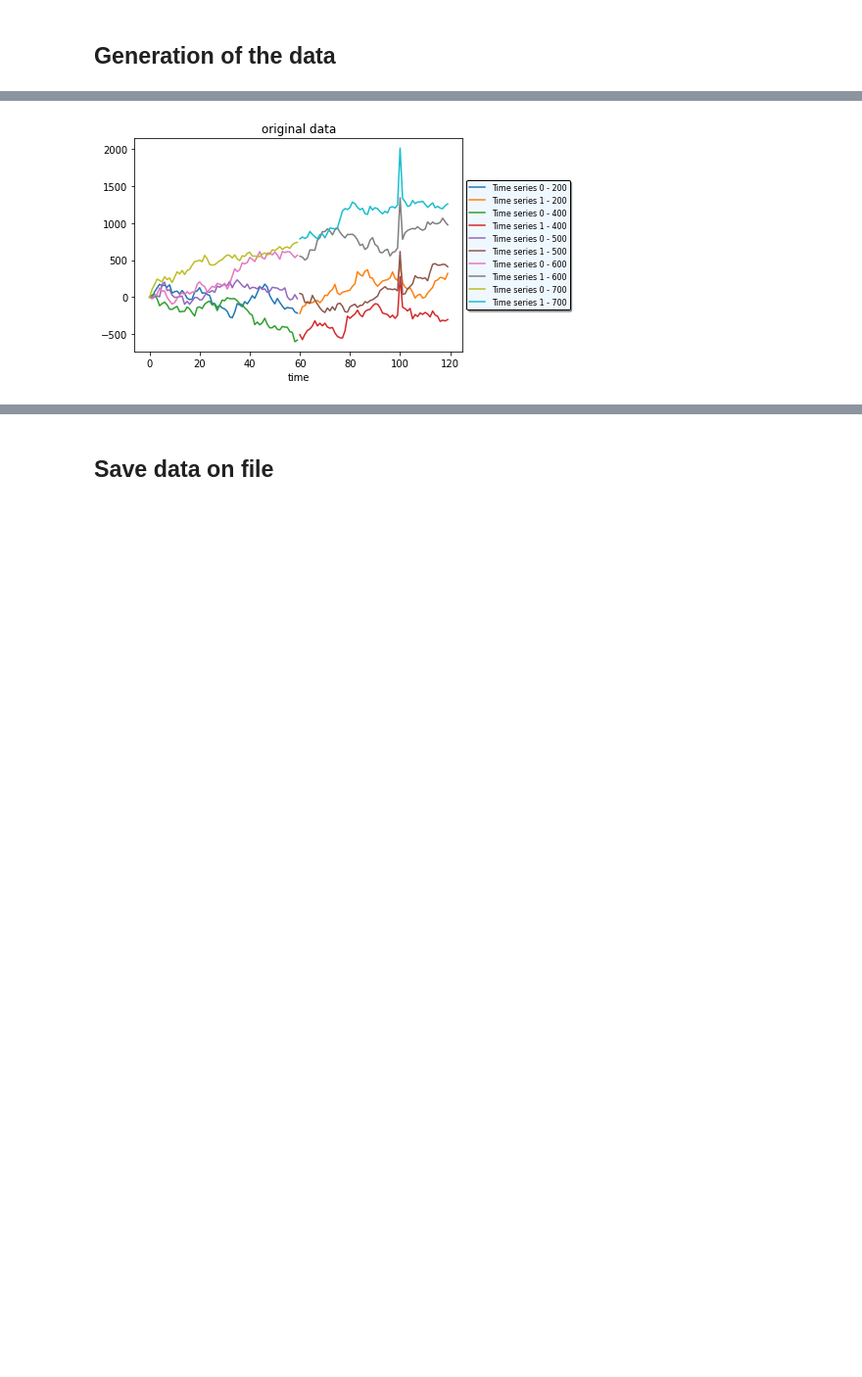
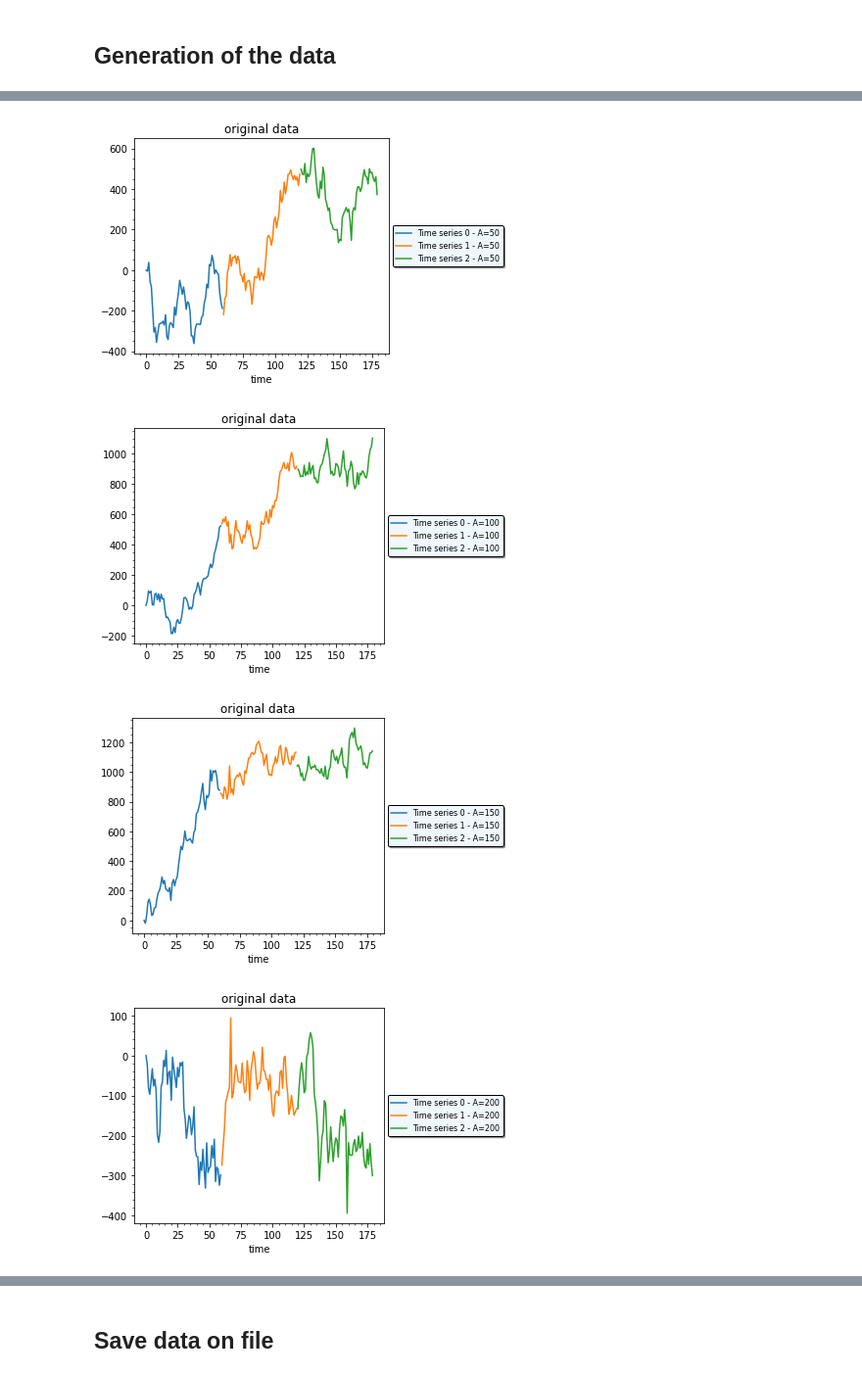
Before and after one commit to PaoloZinesi/ComputationalPhysics_modB, a Jupyter notebook: 03_CNN/generate_time-series.ipynb, the cells around one changed output, grey strips where cells are left out. Shown at 98% size. Saved outputs shown, nothing was run; the diff lists cells and outputs as text; code cells hidden in the pictures; blank space fills up the shorter version.

```diff
--- a/03_CNN/generate_time-series.ipynb
+++ b/03_CNN/generate_time-series.ipynb
@@ -68,7 +68,7 @@ np.random.seed(12345)
 
 # pattern parameters: Z=nr of steps, A=amplitude
 Z=12
-A_list=np.array([200, 400, 500 , 600, 700])
+A_list=np.array([50, 100, 150, 200, 400, 500 , 600, 700])
 num_As = len(A_list)
 
 # number of data samples
@@ -134,7 +134,10 @@ First 3 time series:
 # %%
 for i, A in zip(range(num_As), A_list):
-    Show_data(x[:,:,i],L,"original data", nseries=2, show=False, A=A)
+    Show_data(x[:,:,i],L,"original data", nseries=3, show=False, A=A)
 
 plt.show()
 # %% [output]
-[figure, old version]
+[figure, new version]
+[figure, added]
+[figure, added]
+[figure, added]
```
Also changed, not shown: parts of 5 cells of this notebook, 13 other files.
